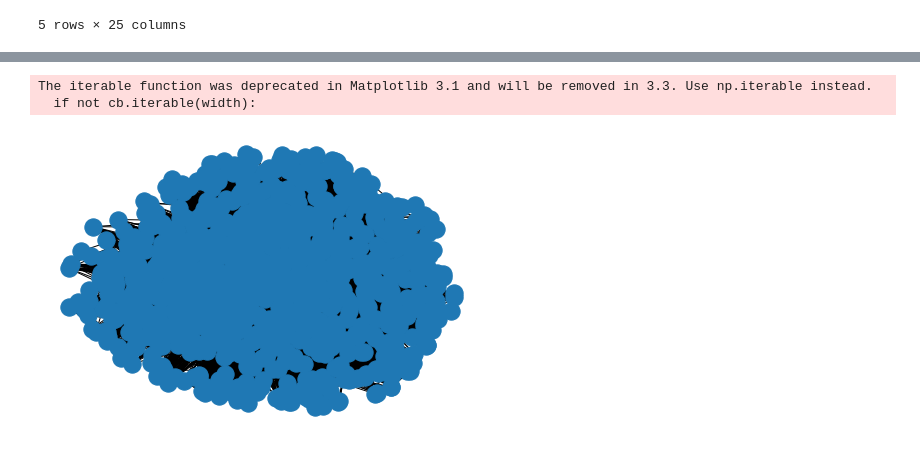
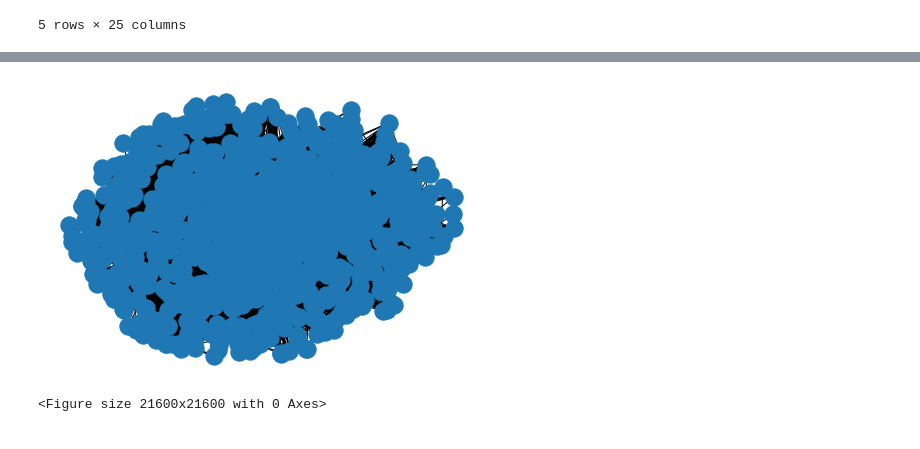
Before and after one commit to ZePedroResende/urban-doodle, a Jupyter notebook: graphs.ipynb, the cells around one changed output, grey strips where cells are left out. Cells and saved outputs as stored; diff of their text form; code cells hidden in the pictures.

```diff
--- a/graphs.ipynb
+++ b/graphs.ipynb
@@ -31,17 +41,18 @@ col = df.columns.tolist()
 # %%
 graph = nx.Graph()
-#graph network
+
 for index, row in df.iterrows():
     for i in it.combinations(col,2):
 
         node_a = i[0]+ str(row[i[0]])
         node_b = i[1]+ str(row[i[1]])
 
         graph.add_edge(node_a,node_b)
 
-nx.draw(graph)
+nx.draw(graph, layout=nx.spring_layout(graph,  k=0.3*1/np.sqrt(len(graph.nodes())), iterations=20), scale=25)
+plt.figure(3, figsize=(300, 300))
+
 plt.show()
 # %% [output]
+[figure, new version]
-The iterable function was deprecated in Matplotlib 3.1 and will be removed in 3.3. Use np.iterable instead.
-  if not cb.iterable(width):
+<Figure size 21600x21600 with 0 Axes>
-[figure, old version]
```
Also changed, not shown: parts of 3 cells of this notebook.
